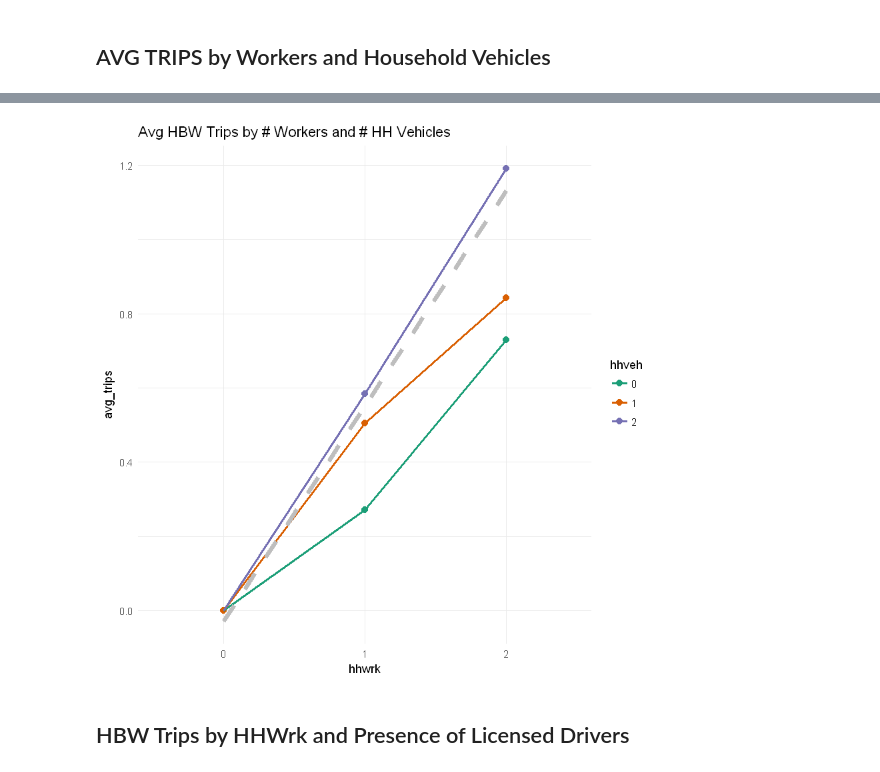
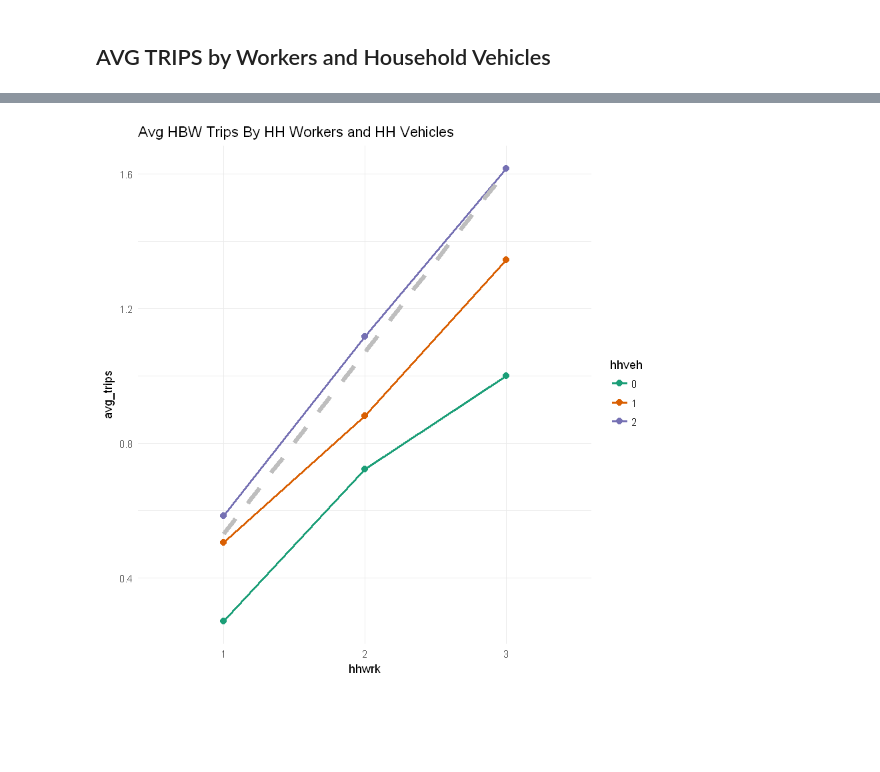
Before and after one commit to saashimi/USP_587, a Jupyter notebook: hw2-finalist-hbw.ipynb, the cells around one changed output, grey strips where cells are left out. Saved outputs shown, nothing was run; the diff lists cells and outputs as text; code cells hidden in the pictures; blank space fills up the shorter version.

```diff
--- a/hw2-finalist-hbw.ipynb
+++ b/hw2-finalist-hbw.ipynb
@@ -79,0 +155,14 @@ df.pers %>%
+# %%
+df.nonwrk$hhwrk <- as.factor(df.nonwrk$hhwrk)
+df.nonwrk$nonwrk <- as.factor(df.nonwrk$nonwrk)
+
+
+df.nonwrk %>%
+    ggplot(aes(x=hhsiz, y=avg_trips, color=nonwrk)) +
+    theme_minimal() +
+    geom_line(aes(x=hhsiz, y=avg_trips, color=nonwrk, group=nonwrk), size=1) +
+    geom_point(size=2.5) +
+    stat_smooth(method=lm, se=FALSE, linetype="dashed", aes(group=1),
+                size=2, color="gray") +
+    labs(title= "Avg HBW Trips Per HH Size and Presence of Non-workers") +
+    scale_color_brewer(palette="Dark2")
@@ -82,11 +173,14 @@ df.pers %>%
 # %%
 df.persveh <- df.hbw %>%
     select(hhwrk, hhveh, hbw) %>%
-    mutate(hhwrk = recode(hhwrk, `0`=0, `1`=1, `2`=2, `3`=2, `4`=2, `5`=2)) %>%
+    mutate(hhwrk = recode(hhwrk, `0`=0, `1`=1, `2`=2, `3`=3, `4`=3, `5`=3)) %>%
     mutate(hhveh = recode(hhveh, `0`=0, `1`=1, `2`=1, `3`=1, `4`=1, `5`=1,
                           `6`=1, `7`=1, `8`=1)) %>%
+    filter(hhwrk > 0) %>%
     group_by(hhwrk, hhveh) %>%
     mutate(avg_trips = mean(hbw))
+
+summarize(df.persveh, avg_trips = mean(hbw))
 
 # Manual Error calcs
 df.persveh$ResError <- (df.persveh$hbw -
@@ -104,6 +198,7 @@ print(paste("SSE =", SSE, sep=" "))
 print(paste("SST =", SST, sep=" "))
 print(paste("R2 =", R2, sep=" "))
 print(paste("adj R2 =", adj.R2, sep=" "))
+print(paste("n =", n, sep=" "))
 
 df.persveh.fit <- lm(hbw ~ factor(hhwrk) * factor(hhveh), data=df.persveh)
 summary(df.persveh.fit)
@@ -147,11 +251,14 @@ df.persveh%>%
 # %%
 df.persveh <- df.hbw %>%
     select(hhwrk, hhveh, hbw) %>%
-    mutate(hhwrk = recode(hhwrk, `0`=0, `1`=1, `2`=2, `3`=2, `4`=2, `5`=2)) %>%
+    mutate(hhwrk = recode(hhwrk, `0`=0, `1`=1, `2`=2, `3`=3, `4`=3, `5`=3)) %>%
     mutate(hhveh = recode(hhveh, `0`=0, `1`=1, `2`=2, `3`=2, `4`=2, `5`=2,
-                          `6`=2, `7`=2, `8`=2)) %>%
+                          `6`=1, `7`=1, `8`=1)) %>%
+    filter(hhwrk > 0) %>%
     group_by(hhwrk, hhveh) %>%
     mutate(avg_trips = mean(hbw))
+
+summarize(df.persveh, avg_trips = mean(hbw))
 
 # Manual Error calcs
 df.persveh$ResError <- (df.persveh$hbw -
@@ -197,17 +314,16 @@ F-statistic: 283.1 on 8 and 6440 DF,  p-value: < 2.2e-16
 # %%
 df.persveh$hhveh <- as.factor(df.persveh$hhveh)
 df.persveh$hhwrk <- as.factor(df.persveh$hhwrk)
 
-df.persveh%>%
-    ggplot(aes(x=hhwrk, y=avg_trips, color=hhveh, group=hhveh)) +
+
+df.persveh %>%
+    ggplot(aes(x=hhwrk, y=avg_trips, color=hhveh)) +
     theme_minimal() +
+    geom_line(aes(x=hhwrk, y=avg_trips, color=hhveh, group=hhveh), size=1) +
     geom_point(size=2.5) +
-    geom_line(aes(x=hhwrk, y=avg_trips, color=hhveh), size=1) +
     stat_smooth(method=lm, se=FALSE, linetype="dashed", aes(group=1),
                 size=2, color="gray") +
-    labs(title= "Avg HBW Trips by # Workers and # HH Vehicles") +
+    labs(title= "Avg HBW Trips By HH Workers and HH Vehicles") +
     scale_color_brewer(palette="Dark2")
 # %% [output]
-[figure, old version]
+[figure, new version]
-# %% [markdown]
-## HBW Trips by HHWrk and Presence of Licensed Drivers
```
Also changed, not shown: parts of 15 cells of this notebook, 3 other files.
